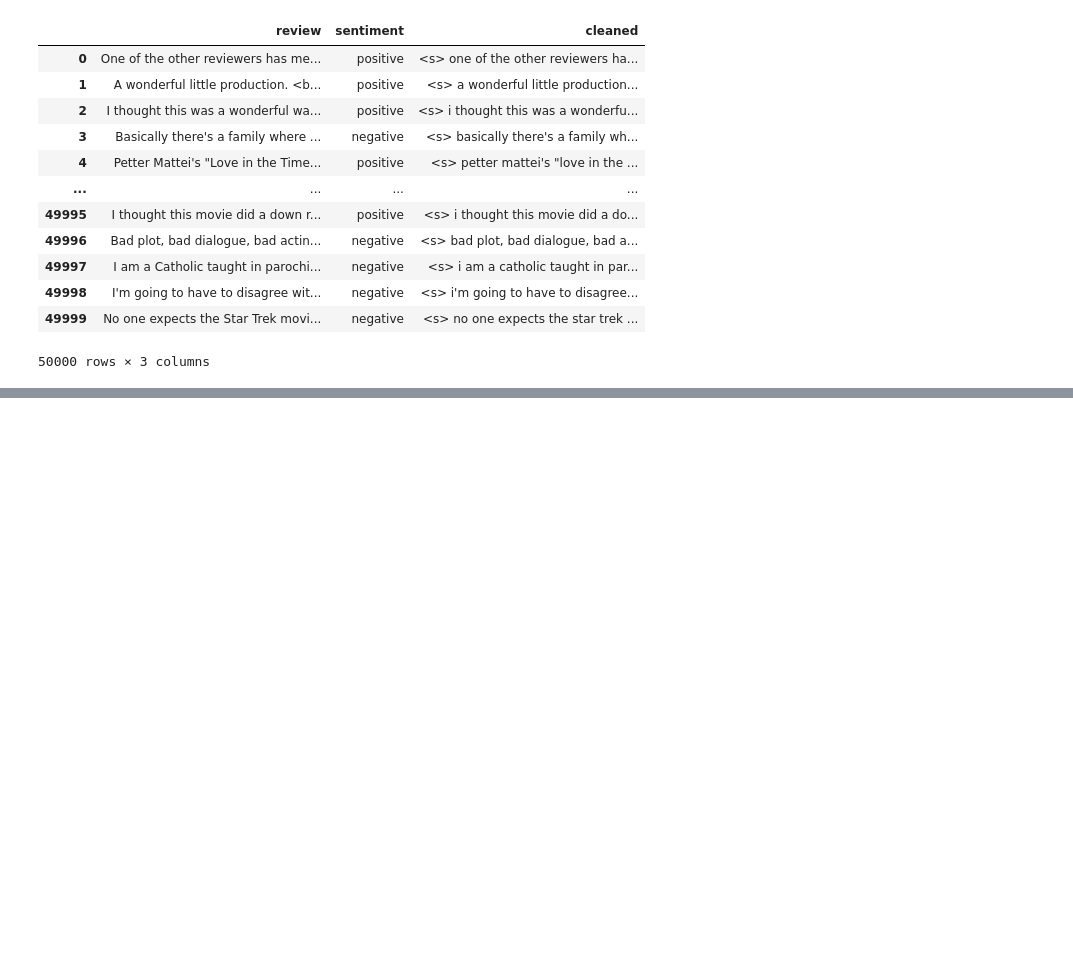
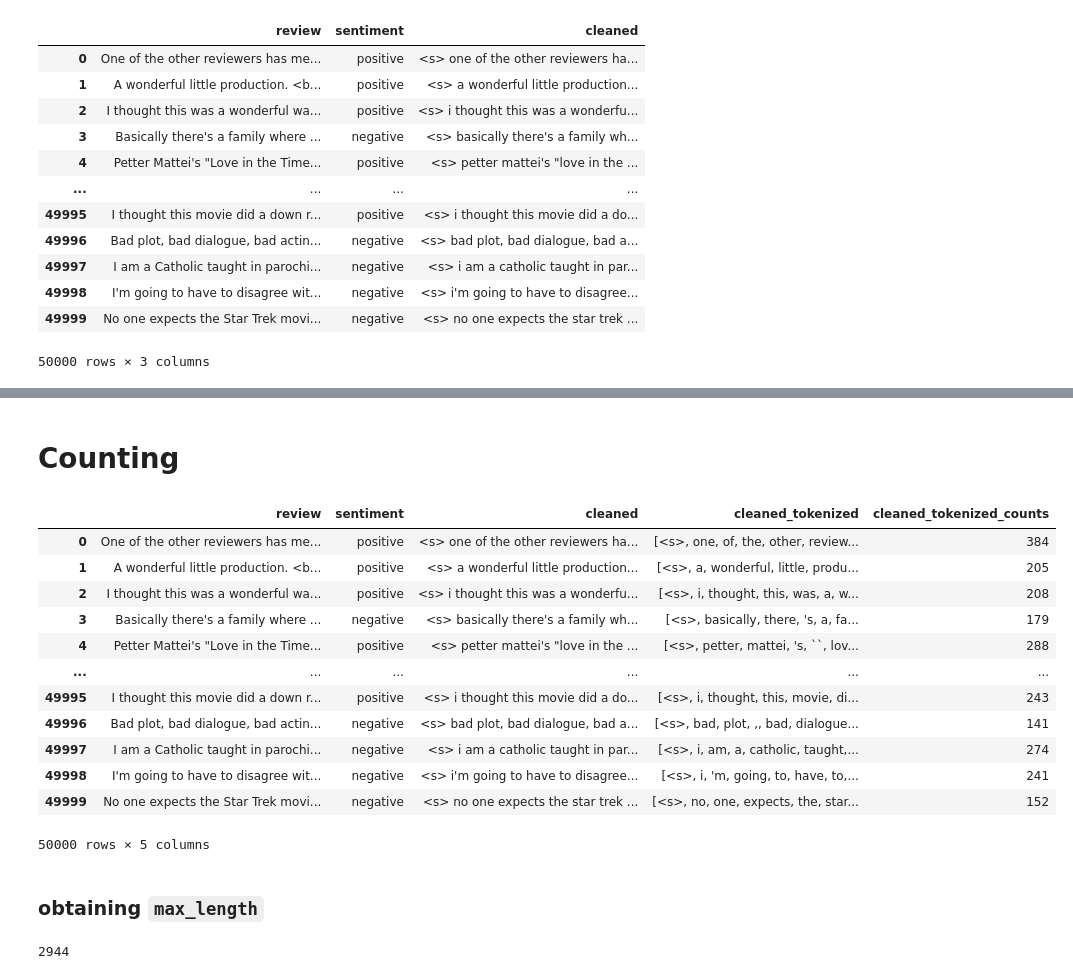
Before and after one commit to jeanmaxcacacho/nlp_lab2, a Jupyter notebook: create_dataset.ipynb, the cells around one changed output, grey strips where cells are left out. Cells and saved outputs as stored; diff of their text form; code cells hidden in the pictures; blank space fills up the shorter version.

Commit message:
got max_length, sorted by longest_to_shortest, and added documentation

```diff
--- a/create_dataset.ipynb
+++ b/create_dataset.ipynb
@@ -90,0 +109,25 @@ reviews_as_table
+# %% [markdown]
+# Counting
+# %%
+reviews_as_table["cleaned_tokenized_counts"] = reviews_as_table["cleaned_tokenized"].apply(lambda x: len(x))
+reviews_as_table
+# %% [output]
+|  | review | sentiment | cleaned | cleaned_tokenized | cleaned_tokenized_counts |
+| 0 | One of the other reviewers has me... | positive | <s> one of the other reviewers ha... | [<s>, one, of, the, other, review... | 384 |
+| 1 | A wonderful little production. <b... | positive | <s> a wonderful little production... | [<s>, a, wonderful, little, produ... | 205 |
+| 2 | I thought this was a wonderful wa... | positive | <s> i thought this was a wonderfu... | [<s>, i, thought, this, was, a, w... | 208 |
+| 3 | Basically there's a family where ... | negative | <s> basically there's a family wh... | [<s>, basically, there, 's, a, fa... | 179 |
+| 4 | Petter Mattei's "Love in the Time... | positive | <s> petter mattei's "love in the ... | [<s>, petter, mattei, 's, ``, lov... | 288 |
+| ... | ... | ... | ... | ... | ... |
+| 49995 | I thought this movie did a down r... | positive | <s> i thought this movie did a do... | [<s>, i, thought, this, movie, di... | 243 |
+| 49996 | Bad plot, bad dialogue, bad actin... | negative | <s> bad plot, bad dialogue, bad a... | [<s>, bad, plot, ,, bad, dialogue... | 141 |
+| 49997 | I am a Catholic taught in parochi... | negative | <s> i am a catholic taught in par... | [<s>, i, am, a, catholic, taught,... | 274 |
+| 49998 | I'm going to have to disagree wit... | negative | <s> i'm going to have to disagree... | [<s>, i, 'm, going, to, have, to,... | 241 |
+| 49999 | No one expects the Star Trek movi... | negative | <s> no one expects the star trek ... | [<s>, no, one, expects, the, star... | 152 |
+50000 rows × 5 columns
+# %% [markdown]
+### obtaining `max_length`
+# %%
+reviews_as_table["cleaned_tokenized_counts"].max()
+# %% [output]
+2944
```
Also changed, not shown: parts of 11 cells of this notebook.
